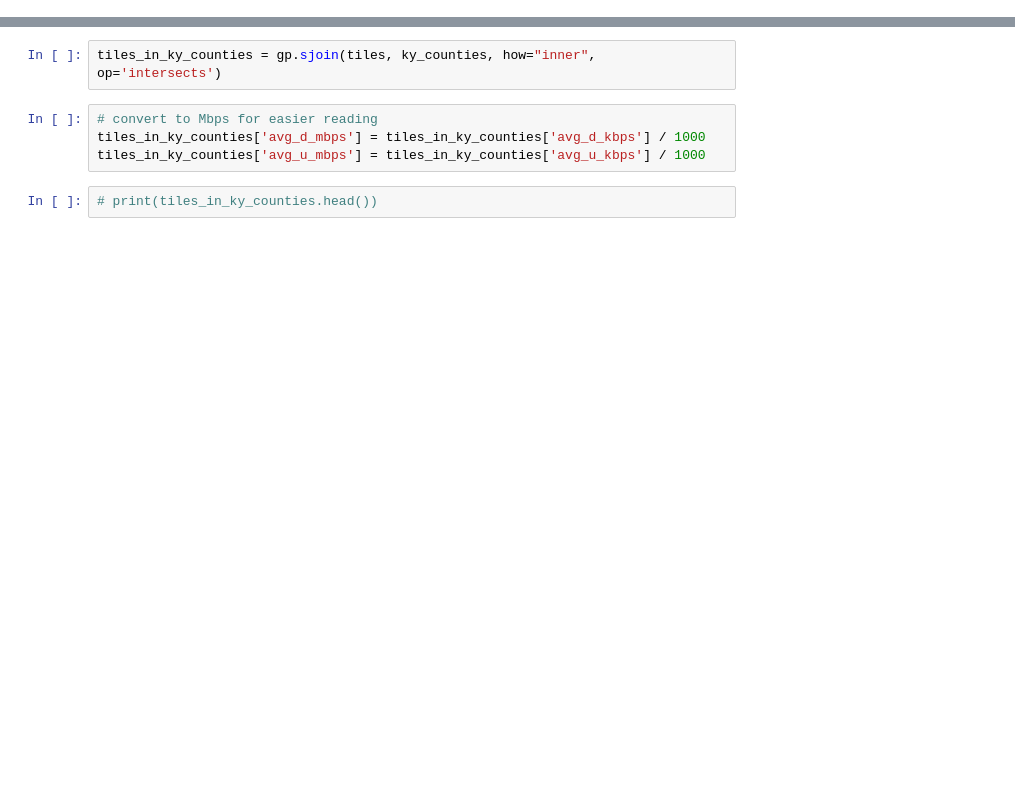
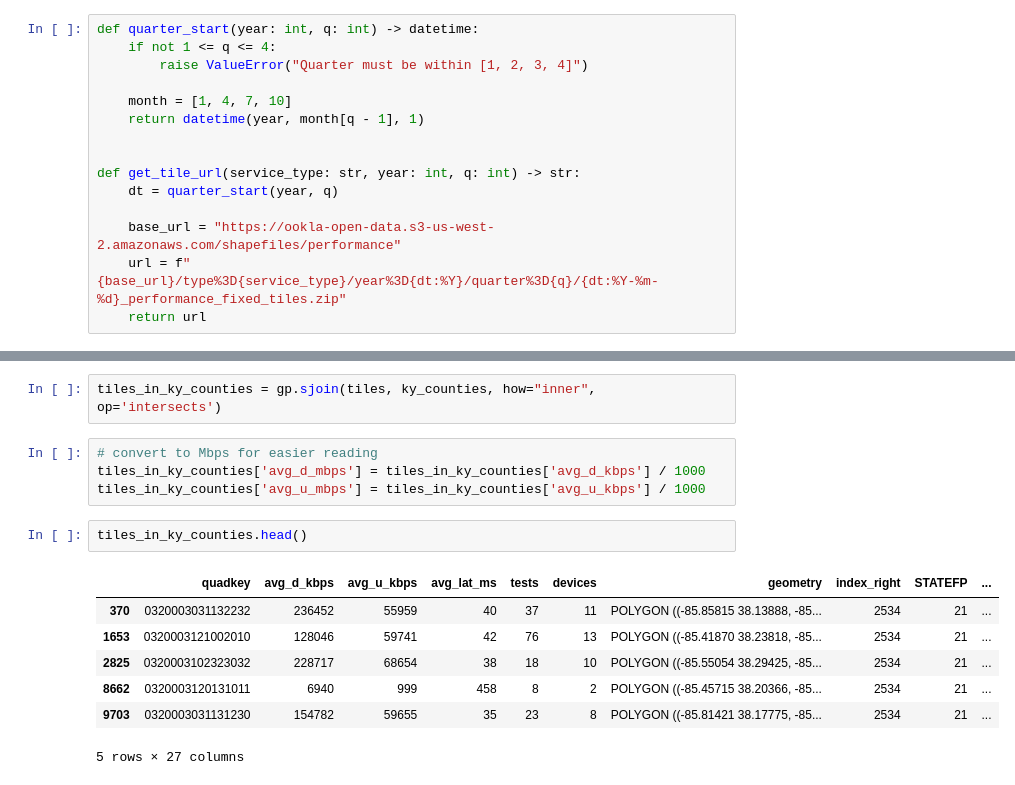
Before and after one commit to teamookla/ookla-open-data, a Jupyter notebook: tutorials/aggregate_by_county_py.ipynb, the cells around one changed output, grey strips where cells are left out. Drawn from its saved outputs; the diff is of its cells as text; blank space fills up the shorter version.

```diff
--- a/tutorials/aggregate_by_county_py.ipynb
+++ b/tutorials/aggregate_by_county_py.ipynb
@@ -30,0 +31,15 @@ tiles = gp.read_file(tile_url)
+# %%
+def quarter_start(year: int, q: int) -> datetime:
+    if not 1 <= q <= 4:
+        raise ValueError("Quarter must be within [1, 2, 3, 4]")
+
+    month = [1, 4, 7, 10]
+    return datetime(year, month[q - 1], 1)
+
+
+def get_tile_url(service_type: str, year: int, q: int) -> str:
+    dt = quarter_start(year, q)
+
+    base_url = "https://ookla-open-data.s3-us-west-2.amazonaws.com/shapefiles/performance"
+    url = f"{base_url}/type%3D{service_type}/year%3D{dt:%Y}/quarter%3D{q}/{dt:%Y-%m-%d}_performance_fixed_tiles.zip"
+    return url
@@ -48,6 +93,14 @@ tiles_in_ky_counties = gp.sjoin(tiles, ky_counties, how="inner", op='intersects'
 # convert to Mbps for easier reading
 tiles_in_ky_counties['avg_d_mbps'] = tiles_in_ky_counties['avg_d_kbps'] / 1000
 tiles_in_ky_counties['avg_u_mbps'] = tiles_in_ky_counties['avg_u_kbps'] / 1000
-# %%
-# print(tiles_in_ky_counties.head())
+# %%
+tiles_in_ky_counties.head()
+# %% [output]
+|  | quadkey | avg_d_kbps | avg_u_kbps | avg_lat_ms | tests | devices | geometry | index_right | STATEFP | ... |
+| 370 | 0320003031132232 | 236452 | 55959 | 40 | 37 | 11 | POLYGON ((-85.85815 38.13888, -85... | 2534 | 21 | ... |
+| 1653 | 0320003121002010 | 128046 | 59741 | 42 | 76 | 13 | POLYGON ((-85.41870 38.23818, -85... | 2534 | 21 | ... |
+| 2825 | 0320003102323032 | 228717 | 68654 | 38 | 18 | 10 | POLYGON ((-85.55054 38.29425, -85... | 2534 | 21 | ... |
+| 8662 | 0320003120131011 | 6940 | 999 | 458 | 8 | 2 | POLYGON ((-85.45715 38.20366, -85... | 2534 | 21 | ... |
+| 9703 | 0320003031131230 | 154782 | 59655 | 35 | 23 | 8 | POLYGON ((-85.81421 38.17775, -85... | 2534 | 21 | ... |
+5 rows × 27 columns
 # %% [markdown]
```
Also changed, not shown: parts of 25 cells of this notebook, 3 other files.
